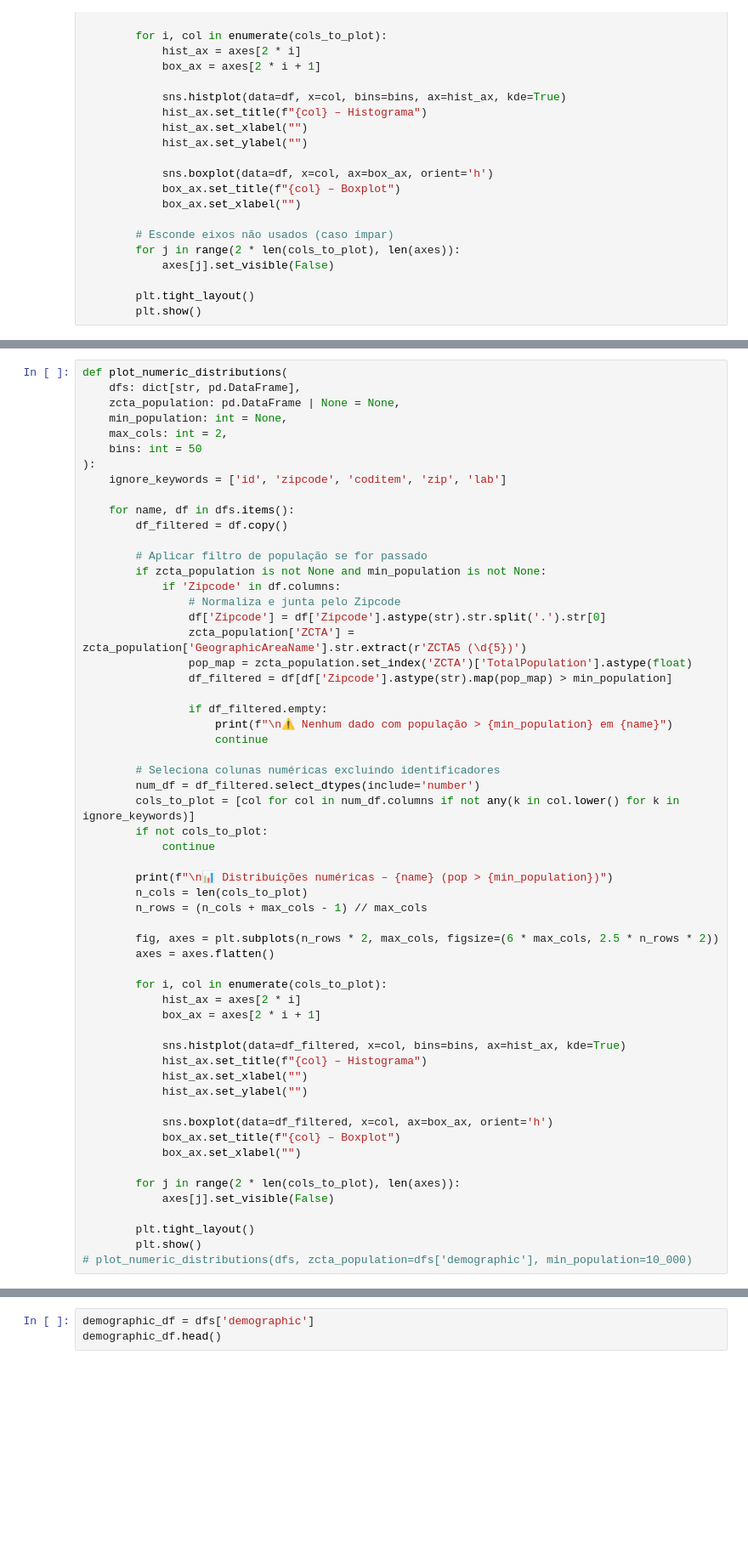
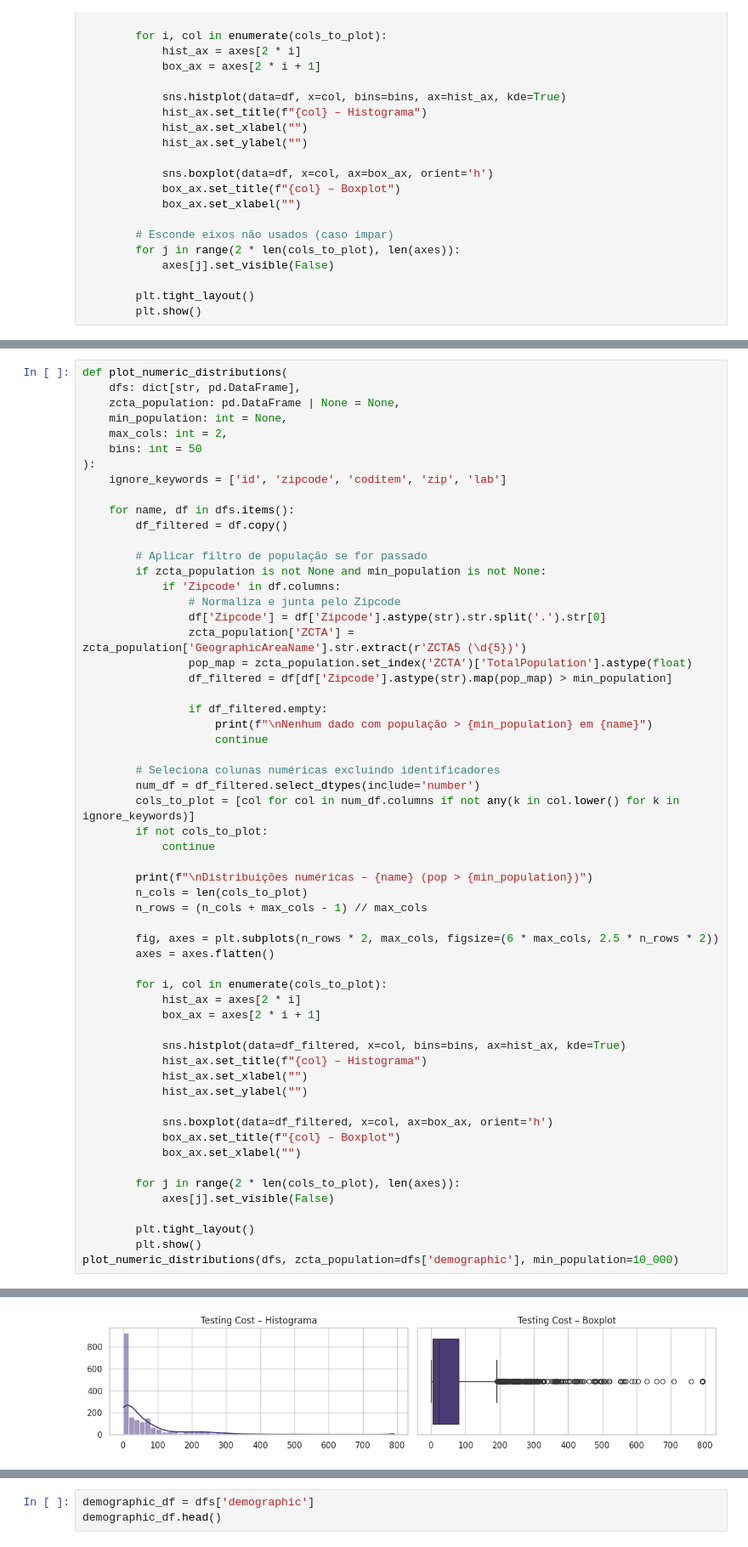
Before and after one commit to ezschneider/labs-strategic-expansion, a Jupyter notebook: notebooks/02_eda.ipynb, the cells around one changed output, grey strips where cells are left out. Shown at 85% size. Cells and saved outputs as stored; diff of their text form; blank space fills up the shorter version.

```diff
--- a/notebooks/02_eda.ipynb
+++ b/notebooks/02_eda.ipynb
@@ -168,7 +189,7 @@ def plot_numeric_distributions(
                 df_filtered = df[df['Zipcode'].astype(str).map(pop_map) > min_population]
 
                 if df_filtered.empty:
-                    print(f"\n⚠️ Nenhum dado com população > {min_population} em {name}")
+                    print(f"\nNenhum dado com população > {min_population} em {name}")
                     continue
 
         # Seleciona colunas numéricas excluindo identificadores
@@ -177,7 +198,7 @@ def plot_numeric_distributions(
         if not cols_to_plot:
             continue
 
-        print(f"\n📊 Distribuições numéricas – {name} (pop > {min_population})")
+        print(f"\nDistribuições numéricas – {name} (pop > {min_population})")
         n_cols = len(cols_to_plot)
         n_rows = (n_cols + max_cols - 1) // max_cols
 
@@ -202,4 +223,5 @@ def plot_numeric_distributions(
 
         plt.tight_layout()
         plt.show()
-# plot_numeric_distributions(dfs, zcta_population=dfs['demographic'], min_population=10_000)
+plot_numeric_distributions(dfs, zcta_population=dfs['demographic'], min_population=10_000)
+# %% [output]
@@ -205,0 +229 @@ def plot_numeric_distributions(
+[figure, added]
```
Also changed, not shown: parts of 5 cells of this notebook, 6 other files.
